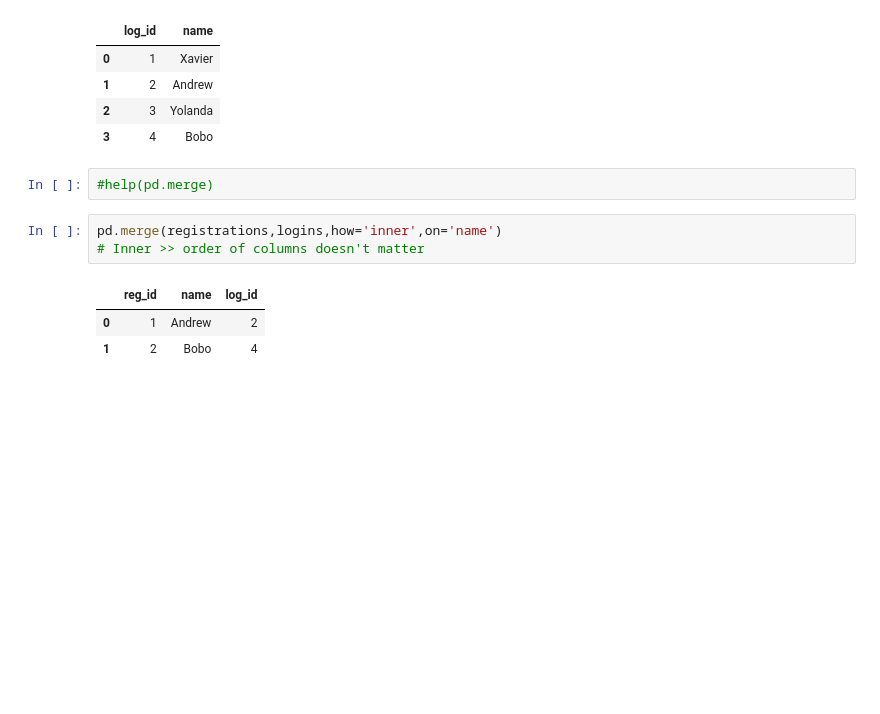
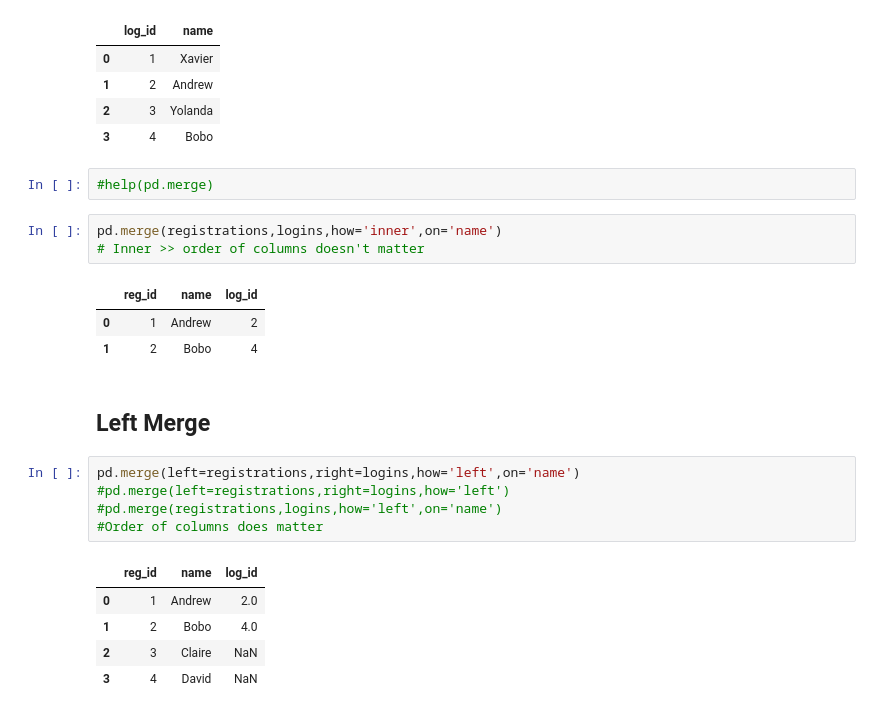
Before and after one commit to eslamwe/Pandas, a Jupyter notebook: pandas.ipynb, the cells around one changed output. Cells and saved outputs as stored; diff of their text form; blank space fills up the shorter version.

Commit message:
Left and Right Merge

```diff
--- a/pandas.ipynb
+++ b/pandas.ipynb
@@ -1615,3 +1615,16 @@ pd.merge(registrations,logins,how='inner',on='name')
 |  | reg_id | name | log_id |
 | 0 | 1 | Andrew | 2 |
 | 1 | 2 | Bobo | 4 |
+# %% [markdown]
+## Left Merge
+# %%
+pd.merge(left=registrations,right=logins,how='left',on='name')
+#pd.merge(left=registrations,right=logins,how='left')
+#pd.merge(registrations,logins,how='left',on='name')
+#Order of columns does matter
+# %% [output]
+|  | reg_id | name | log_id |
+| 0 | 1 | Andrew | 2.0 |
+| 1 | 2 | Bobo | 4.0 |
+| 2 | 3 | Claire | NaN |
+| 3 | 4 | David | NaN |
```
Also changed, not shown: parts of 3 cells of this notebook.
